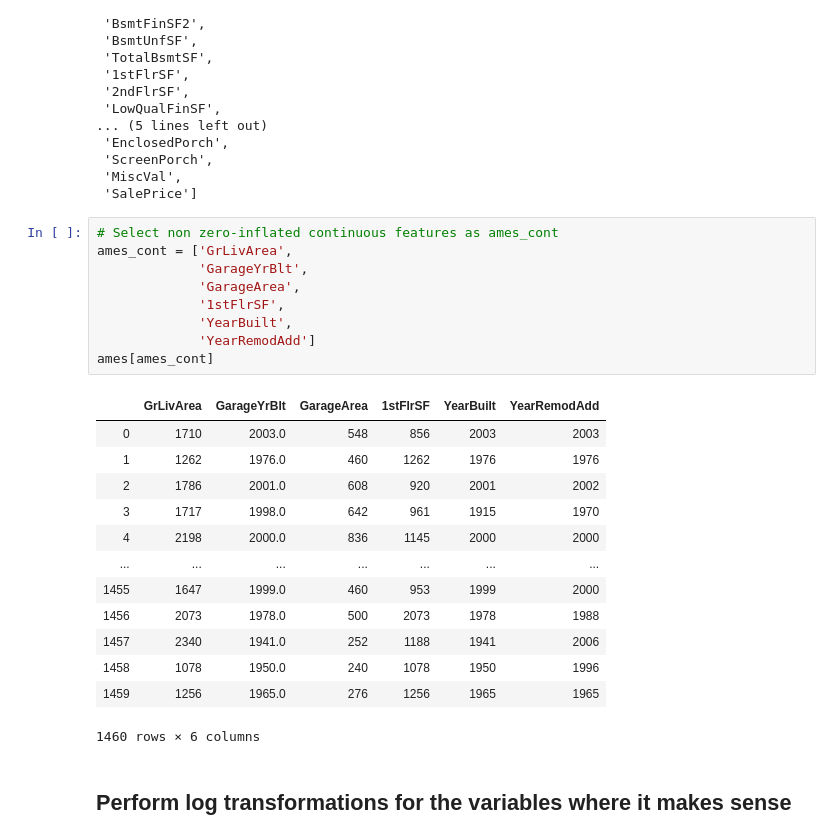
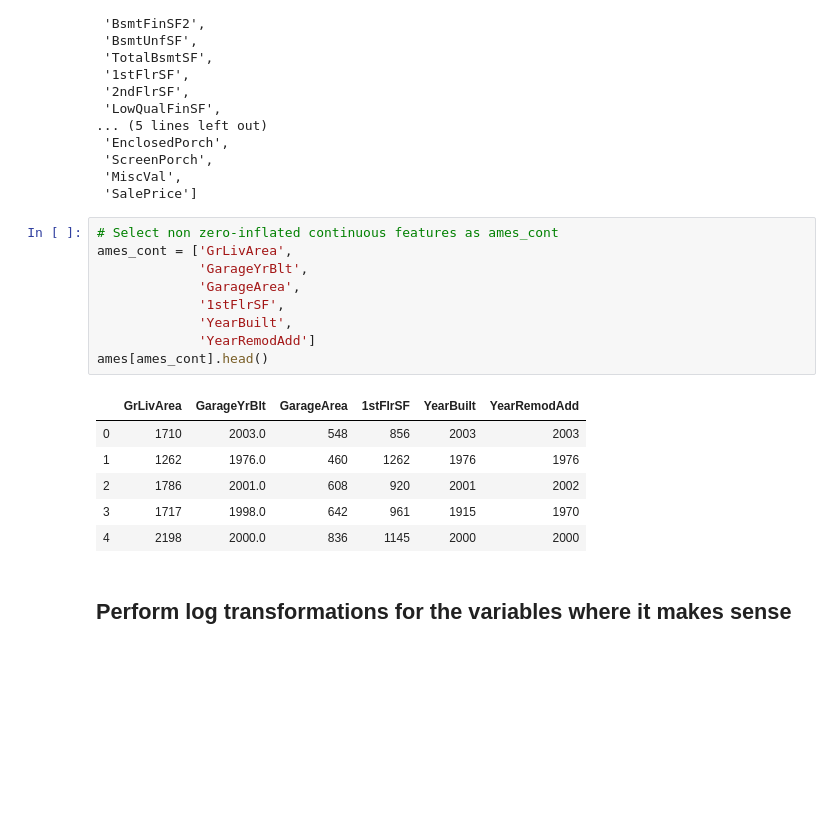
Before and after one commit to OsterMendel/dsc-feature-scaling-and-normalization-lab-nyc-ds-033020, a Jupyter notebook: index.ipynb, the cells around one changed output. Saved outputs shown, nothing was run; the diff lists cells and outputs as text; blank space fills up the shorter version.

```diff
--- a/index.ipynb
+++ b/index.ipynb
@@ -77,26 +77,19 @@ contin
 # %%
 # Select non zero-inflated continuous features as ames_cont
 ames_cont = ['GrLivArea',
              'GarageYrBlt',
              'GarageArea',
              '1stFlrSF',
              'YearBuilt',
              'YearRemodAdd']
-ames[ames_cont]
+ames[ames_cont].head()
 # %% [output]
 |  | GrLivArea | GarageYrBlt | GarageArea | 1stFlrSF | YearBuilt | YearRemodAdd |
 | 0 | 1710 | 2003.0 | 548 | 856 | 2003 | 2003 |
 | 1 | 1262 | 1976.0 | 460 | 1262 | 1976 | 1976 |
 | 2 | 1786 | 2001.0 | 608 | 920 | 2001 | 2002 |
 | 3 | 1717 | 1998.0 | 642 | 961 | 1915 | 1970 |
 | 4 | 2198 | 2000.0 | 836 | 1145 | 2000 | 2000 |
-| ... | ... | ... | ... | ... | ... | ... |
-| 1455 | 1647 | 1999.0 | 460 | 953 | 1999 | 2000 |
-| 1456 | 2073 | 1978.0 | 500 | 2073 | 1978 | 1988 |
-| 1457 | 2340 | 1941.0 | 252 | 1188 | 1941 | 2006 |
-| 1458 | 1078 | 1950.0 | 240 | 1078 | 1950 | 1996 |
-| 1459 | 1256 | 1965.0 | 276 | 1256 | 1965 | 1965 |
-1460 rows × 6 columns
 # %% [markdown]
 ## Perform log transformations for the variables where it makes sense
 # %%
```
